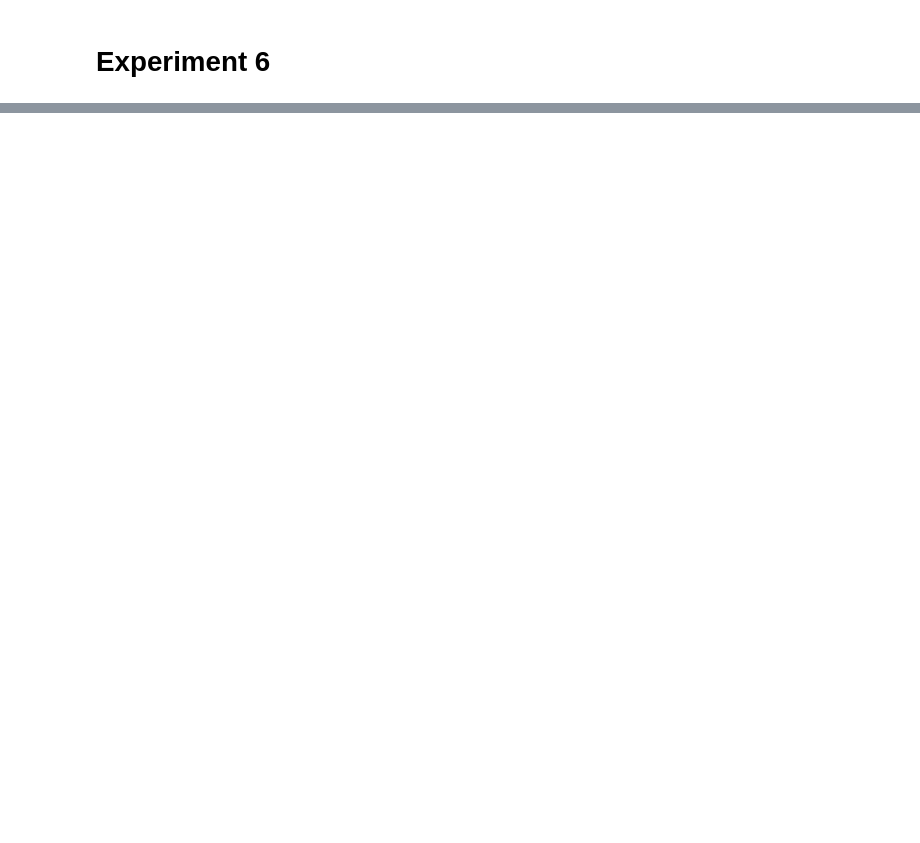
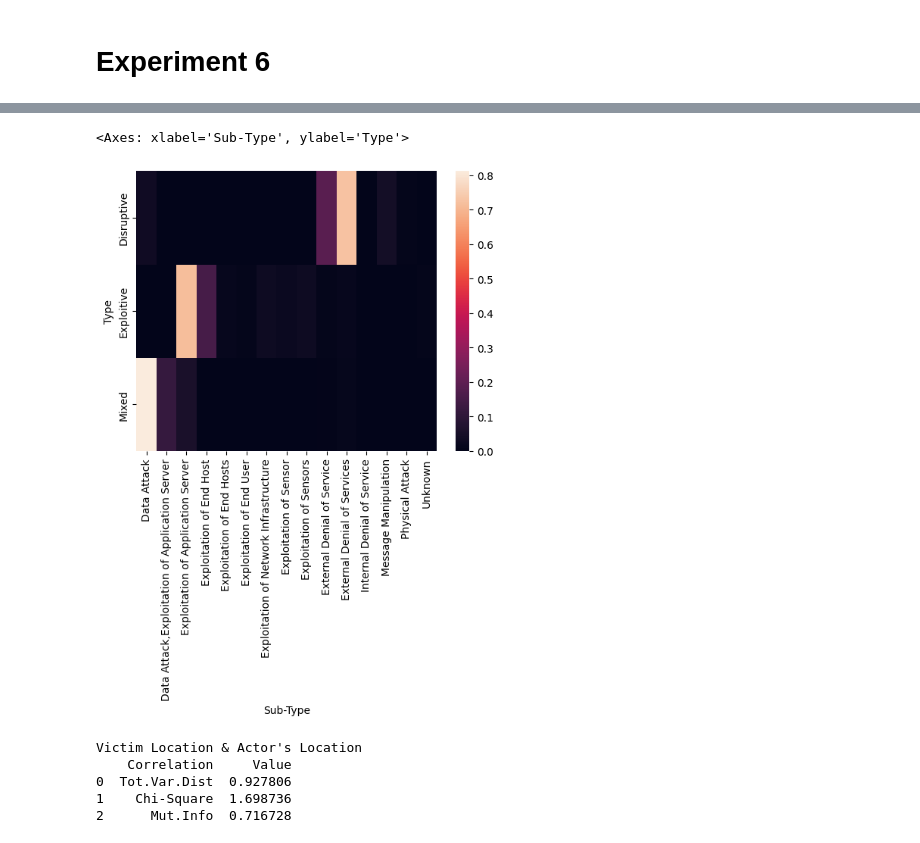
Before and after one commit to Sof0-0/CMPS3160_Project_CyberAttacks, a Jupyter notebook: DSProject.ipynb, the cells around one changed output, grey strips where cells are left out. Saved outputs shown, nothing was run; the diff lists cells and outputs as text; code cells hidden in the pictures; blank space fills up the shorter version.

```diff
--- a/DSProject.ipynb
+++ b/DSProject.ipynb
@@ -1246,6 +1446,7 @@ counts_att4
 # %%
 # Create the counts table for the actor's Type and Sub-Type
 counts_att5 = pd.crosstab(filtered_att["Type"], filtered_att["Sub-Type"])
+counts_norm6 = pd.crosstab(filtered_att["Type"], filtered_att["Sub-Type"], normalize=True)
 counts_att5
 # %% [output]
 | Sub-Type | Data Attack | Data Attack,Exploitation of Appli... | Exploitation of Application Server | Exploitation of End Host | Exploitation of End Hosts | ... |
@@ -1253,3 +1454,7 @@ counts_att5
 | Disruptive | 22 | 0 | 0 | 0 | 0 | ... |
 | Exploitive | 0 | 0 | 96 | 20 | 2 | ... |
 | Mixed | 147 | 21 | 10 | 0 | 0 | ... |
+# %%
+# Find the marginal probabilities for the actor's type
+actor_type3 = counts_norm6.sum(axis=1)
+actor_type3
@@ -1255,0 +1467,4 @@ counts_att5
+# %%
+# Given the actor's type, the distribution of the actor's sub-type
+sub_type_given_type = counts_norm6.divide(actor_type3, axis=0)
+sub_type_given_type
@@ -1255,0 +1477,5 @@ counts_att5
+# %%
+sns.heatmap(sub_type_given_type ) # Actor's Type v Actor's Sub-Type
+# %% [output]
+<Axes: xlabel='Sub-Type', ylabel='Type'>
+[figure, added]
@@ -1255,0 +1488,22 @@ counts_att5
+# %%
+# Total Variation Distance:
+tot_var_dist6 = (counts_norm6 - expected6).abs().sum().sum()
+
+# Chi-Square Distance:
+chi_sq_6 = (((counts_norm6 - expected6) ** 2) / expected6).sum().sum()
+
+# Mutual Information;
+mut_info6 = (counts_norm6 * np.log(counts_norm6 / expected6)).sum().sum() # mutual information
+
+# The correlation table:
+results6_corr = pd.DataFrame()
+results6_corr.insert(loc=0, column="Correlation", value=["Tot.Var.Dist", "Chi-Square", "Mut.Info"])
+results6_corr.insert(loc=1, column="Value", value=[tot_var_dist6, chi_sq_6, mut_info6])
+print("Victim Location & Actor's Location")
+print(results6_corr)
+# %% [output]
+Victim Location & Actor's Location
+    Correlation     Value
+0  Tot.Var.Dist  0.927806
+1    Chi-Square  1.698736
+2      Mut.Info  0.716728
```
Also changed, not shown: parts of 23 cells of this notebook.
